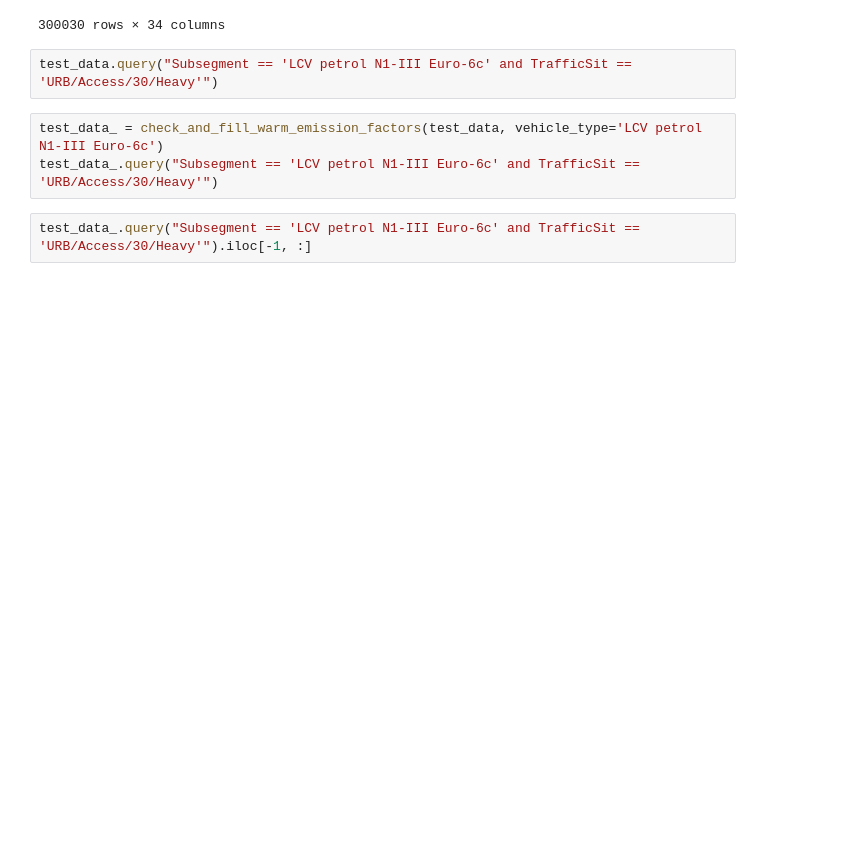
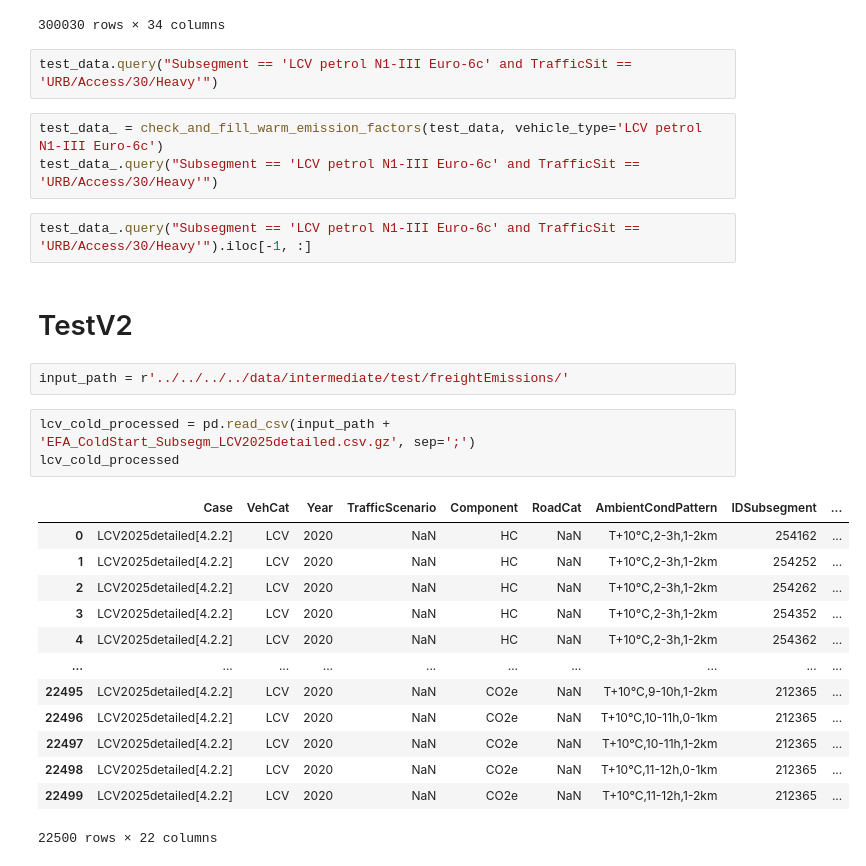
Before and after one commit to XanderPENG/matsim-xp, a Jupyter notebook: src/main/python/freight_emission/convert_hbefa_tables.ipynb, the cells around one changed output. Drawn from its saved outputs; the diff is of its cells as text; blank space fills up the shorter version.

```diff
--- a/src/main/python/freight_emission/convert_hbefa_tables.ipynb
+++ b/src/main/python/freight_emission/convert_hbefa_tables.ipynb
@@ -192,3 +297,24 @@ test_data_ = check_and_fill_warm_emission_factors(test_data, vehicle_type='LCV p
 test_data_.query("Subsegment == 'LCV petrol N1-III Euro-6c' and TrafficSit == 'URB/Access/30/Heavy'")
 # %%
 test_data_.query("Subsegment == 'LCV petrol N1-III Euro-6c' and TrafficSit == 'URB/Access/30/Heavy'").iloc[-1, :]
+# %% [markdown]
+# TestV2
+# %%
+input_path = r'../../../../data/intermediate/test/freightEmissions/'
+# %%
+lcv_cold_processed = pd.read_csv(input_path + 'EFA_ColdStart_Subsegm_LCV2025detailed.csv.gz', sep=';')
+lcv_cold_processed
+# %% [output]
+|  | Case | VehCat | Year | TrafficScenario | Component | RoadCat | AmbientCondPattern | IDSubsegment | ... |
+| 0 | LCV2025detailed[4.2.2] | LCV | 2020 | NaN | HC | NaN | T+10°C,2-3h,1-2km | 254162 | ... |
+| 1 | LCV2025detailed[4.2.2] | LCV | 2020 | NaN | HC | NaN | T+10°C,2-3h,1-2km | 254252 | ... |
+| 2 | LCV2025detailed[4.2.2] | LCV | 2020 | NaN | HC | NaN | T+10°C,2-3h,1-2km | 254262 | ... |
+| 3 | LCV2025detailed[4.2.2] | LCV | 2020 | NaN | HC | NaN | T+10°C,2-3h,1-2km | 254352 | ... |
+| 4 | LCV2025detailed[4.2.2] | LCV | 2020 | NaN | HC | NaN | T+10°C,2-3h,1-2km | 254362 | ... |
+| ... | ... | ... | ... | ... | ... | ... | ... | ... | ... |
+| 22495 | LCV2025detailed[4.2.2] | LCV | 2020 | NaN | CO2e | NaN | T+10°C,9-10h,1-2km | 212365 | ... |
+| 22496 | LCV2025detailed[4.2.2] | LCV | 2020 | NaN | CO2e | NaN | T+10°C,10-11h,0-1km | 212365 | ... |
+| 22497 | LCV2025detailed[4.2.2] | LCV | 2020 | NaN | CO2e | NaN | T+10°C,10-11h,1-2km | 212365 | ... |
+| 22498 | LCV2025detailed[4.2.2] | LCV | 2020 | NaN | CO2e | NaN | T+10°C,11-12h,0-1km | 212365 | ... |
+| 22499 | LCV2025detailed[4.2.2] | LCV | 2020 | NaN | CO2e | NaN | T+10°C,11-12h,1-2km | 212365 | ... |
+22500 rows × 22 columns
```
Also changed, not shown: parts of 8 cells of this notebook, 4 other files.
